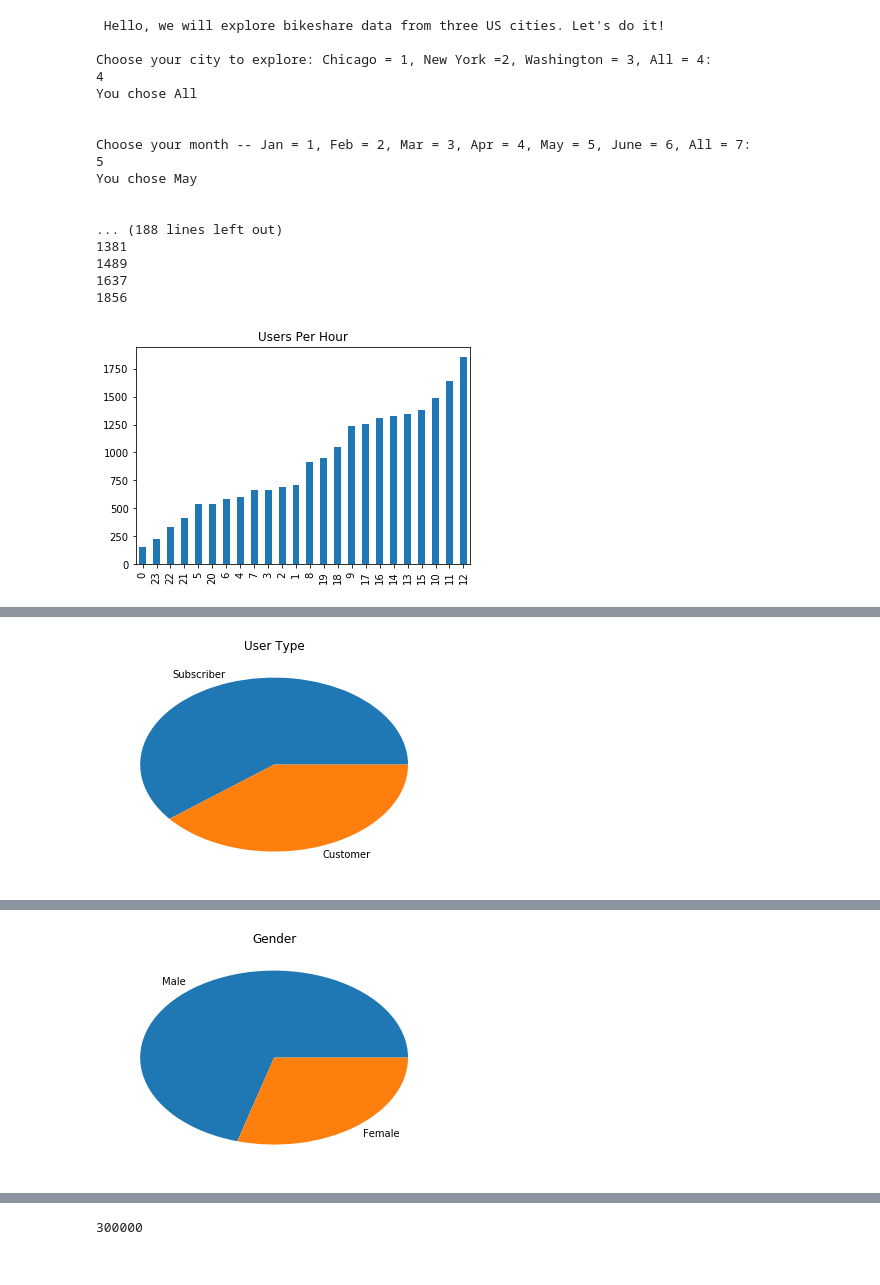
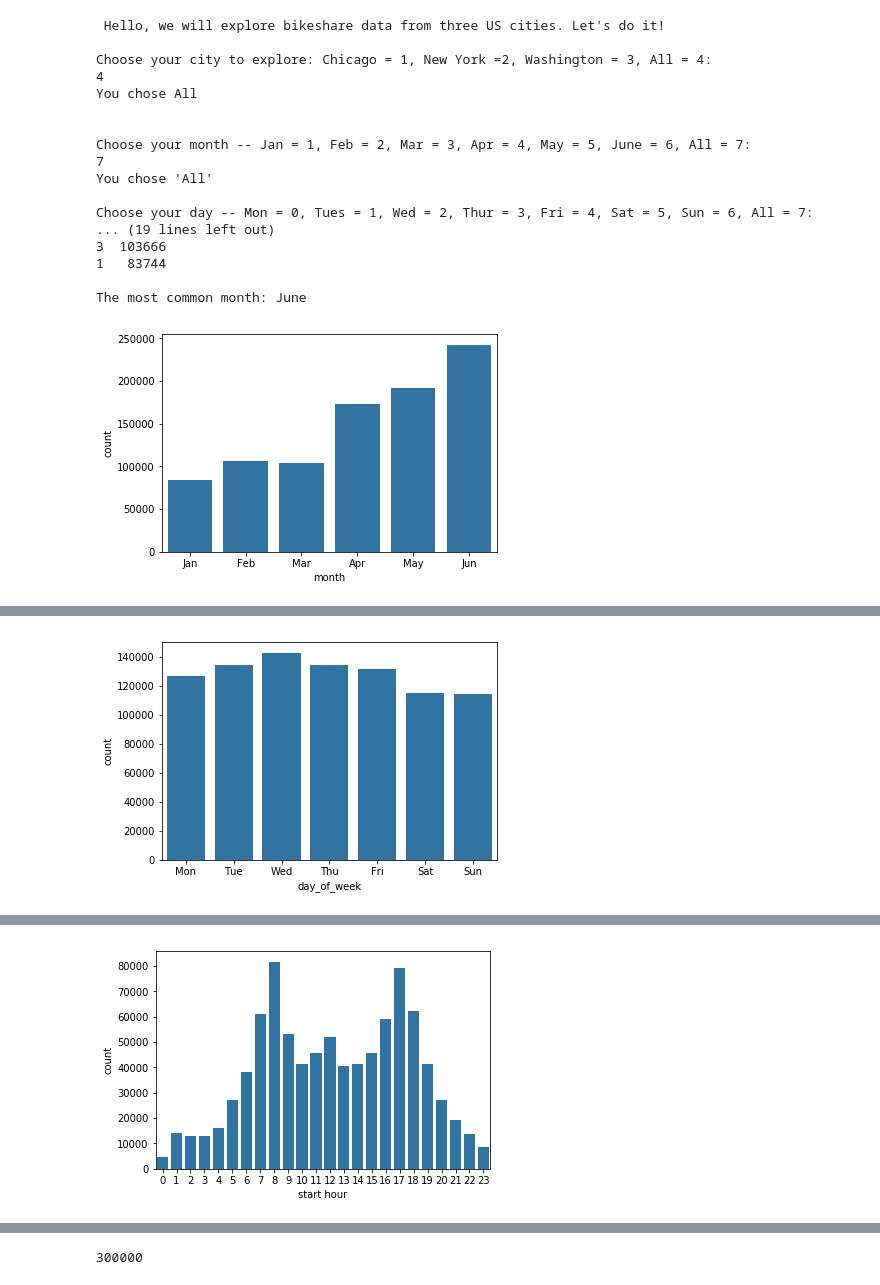
Before and after one commit to wolfman30/Data_Analyst_Nanodegree_Udacity, a Jupyter notebook: Project 2 - BikeShare/Modularized OOP Bikeshare.ipynb, the cells around one changed output, grey strips where cells are left out. Drawn from its saved outputs; the diff is of its cells as text; code cells hidden in the pictures.

```diff
--- a/Project 2 - BikeShare/Modularized OOP Bikeshare.ipynb
+++ b/Project 2 - BikeShare/Modularized OOP Bikeshare.ipynb
@@ -5,6 +5,7 @@ import pandas as pd
 from pandas import DataFrame as df
 import numpy as np
 import calendar
+import seaborn as sb
 
 class Data_prep:
 
@@ -26,7 +27,7 @@ class Data_prep:
         self.days = {'Monday':'0', 'Tuesday':'1', 'Wednesday':'2', 'Thursday':'3',
                          'Friday':'4', 'Saturday':'5', 'Sunday':'6', 'All':'7'}
 
-        err_msg = 'Invalid, try again...'
+        self.err_msg = 'Invalid, try again...'
 
     def filter_city(self):  #this method filters and returns the city
         global city
@@ -41,7 +42,7 @@ class Data_prep:
             else:
                 try:
                     print()
-                    print(err_msg)
+                    print(self.err_msg)
 
                 except:
                     pass
@@ -55,7 +56,7 @@ class Data_prep:
             print()
             month = input('Choose your month -- Jan = 1, Feb = 2, Mar = 3, Apr = 4, May = 5, June = 6, All = 7: \n').capitalize()
             if month not in self.months.values():
-                    print(err_msg)
+                    print(self.err_msg)
             else:
                 try:
                     if month != str(7):
@@ -65,7 +66,7 @@ class Data_prep:
                         print("You chose 'All'")
                     break
                 except:
-                    print(err_msg)
+                    print(self.err_msg)
 
         month = int(month) #prefer to keep all inputs numerical so use convert the output to integer
 
@@ -78,7 +79,7 @@ class Data_prep:
             print()
             day = input('Choose your day -- Mon = 0, Tues = 1, Wed = 2, Thur = 3, Fri = 4, Sat = 5, Sun = 6, All = 7: \n').capitalize()
             if day not in self.days.values():
-                    print(err_msg)
+                    print(self.err_msg)
             else:
                 try:
                     if day != str(7):
@@ -87,7 +88,7 @@ class Data_prep:
                         print("You chose 'All'")
                     break
                 except:
-                    print(err_msg)
+                    print(self.err_msg)
 
         day = int(day)
 
@@ -165,6 +166,7 @@ class Stats(Data_prep):
     """this class bundles together all statistics about time(months, days, and hours), start and end stations,
     trip durations, and statistics about the user such as gender, birth year, and user type"""
 
+
     def time(self, df): #this method gets the data from the chosen month and day, and gathers data of users for each hour
 
         print(str('\nCalculating The Most Frequent Times of Travel...\n').upper())
@@ -177,6 +179,8 @@ class Stats(Data_prep):
         month_mode = df['month'].mode()[0]
         month_counts = df['month'].value_counts().reset_index()
 
+        base_color = sb.color_palette()[0]#the color for all the seaborn bar plots
+
         if month == 7:
             print('Number of users each month: \n')
             print(month_counts.to_string(header = None, index = None))
@@ -186,8 +190,11 @@ class Stats(Data_prep):
             month_counts = df['month'].value_counts(ascending=True)
 
             #visualizes the number of users per month
-            month_counts.plot(title='Number of Users per Month', kind='bar', legend = False)
+            #month_counts.plot(title='Number of Users per Month', kind='bar', legend = False)
+            #plt.show()
+            sb.countplot(data=df, x='month', order=['Jan', 'Feb','Mar','Apr','May','Jun'], color=base_color);
             plt.show()
+
 
         # Displays the most common day of week
         day_mode = df['day_of_week'].mode()[0]
@@ -200,7 +207,9 @@ class Stats(Data_prep):
             day_counts = df['day_of_week'].value_counts(ascending=True)
 
             #visualizes the number of users per day
-            day_counts.plot(title='Users per Day', kind='bar', legend = False)
+            #day_counts.plot(title='Users per Day', kind='bar', legend = False)
+            #plt.show()
+            sb.countplot(data=df, x='day_of_week', order=['Mon', 'Tue', 'Wed', 'Thu', 'Fri', 'Sat', 'Sun'], color=base_color);
             plt.show()
 
         # Displays the most common start hour of the day
@@ -224,11 +233,9 @@ class Stats(Data_prep):
         print('Latest start hour', startHr_max)
         print()
 
-        #Displays and visualizes the number of users for each hour of the day in ascending order
-        hour_counts = df['start hour'].value_counts(ascending=True)
-        print('Counts of users during each hour: \n')
-        print(hour_counts.to_string(header = None, index = None))
-        hour_counts.plot(x = 'hour', title='Users Per Hour', kind='bar', legend = False)
+        #hour_counts.plot(x = 'hour', title='Users Per Hour', kind='bar', legend = False)
+        #plt.show()
+        sb.countplot(data=df, x='start hour', color=base_color);
         plt.show()
 
         print("\nThis took %s seconds." % (time.time() - start_time))
@@ -316,8 +323,17 @@ class Stats(Data_prep):
         print()
 
         #visualizes the percentages of customers and subscribers in a pie chart for better comparison
-        user_type_counts.plot(kind='pie', title='User Type').set_ylabel('')
+        sorted_counts = df['User Type'].value_counts()
+        _, _, autotexts = plt.pie(sorted_counts[:2], labels = sorted_counts.index[:2], autopct='%1.1f%%', startangle = 90,
+                colors = [sb.color_palette()[0], sb.color_palette()[3]], counterclock = False);
+        for autotext in autotexts:
+            autotext.set_color('white')
+        plt.axis('square')
         plt.show()
+        print()
+        sb.countplot(data=df, x='User Type', palette=[sb.color_palette()[0], sb.color_palette()[3]]);
+        plt.show()
+        print()
 
 
         try:
@@ -338,7 +354,15 @@ class Stats(Data_prep):
             print()
 
             #visualizes the percentages of users as female and male as a pie chart
-            gender_counts.plot(kind='pie', title='Gender').set_ylabel('')
+            sorted_counts = df['Gender'].value_counts()
+            _, _, autotexts = plt.pie(sorted_counts, labels = sorted_counts.index, autopct='%1.1f%%', startangle = 90,
+                    colors = [sb.color_palette()[0], sb.color_palette()[3]], counterclock = False);
+            for autotext in autotexts:
+                autotext.set_color('white')
+            plt.axis('square')
+            plt.show()
+            print()
+            sb.countplot(data=df, x='Gender', palette=[sb.color_palette()[0], sb.color_palette()[3]]);
             plt.show()
             print()
             gender_userType = df.groupby(['Gender', 'User Type']).size().reset_index()
@@ -379,38 +403,38 @@ class Stats(Data_prep):
 
 def main():
     while True:
         Stats().run()
 
         while True:
             valid_responses = ['Y', 'N']
             restart = input('\nWould you like to restart? Enter Y or N.\n').capitalize()
             if restart not in valid_responses:
                 print('Invalid input. Y or N?')
             elif restart == 'Y':
                 Stats().run()
             else:
                 print('Goodbye')
                 break
         break
 
 if __name__ == "__main__":
 	main()
 # %% [output]
  Hello, we will explore bikeshare data from three US cities. Let's do it!
 
 Choose your city to explore: Chicago = 1, New York =2, Washington = 3, All = 4:
 4
 You chose All
 
 
 Choose your month -- Jan = 1, Feb = 2, Mar = 3, Apr = 4, May = 5, June = 6, All = 7:
-5
-You chose May
+7
+You chose 'All'
 
+Choose your day -- Mon = 0, Tues = 1, Wed = 2, Thur = 3, Fri = 4, Sat = 5, Sun = 6, All = 7:
+... (19 lines left out)
+3  103666
+1   83744
 
-... (188 lines left out)
-1381
-1489
-1637
-1856
+The most common month: June
-[figure, old version]
+[figure, new version]
@@ -434 +442 @@ Percentage of users as customers: 39.27%
-[figure, old version]
+[figure, new version]
@@ -443 +450 @@ Percentage of users as females: 29.42%
-[figure, old version]
+[figure, new version]
```
Also changed, not shown: parts of 1 cell of this notebook.
